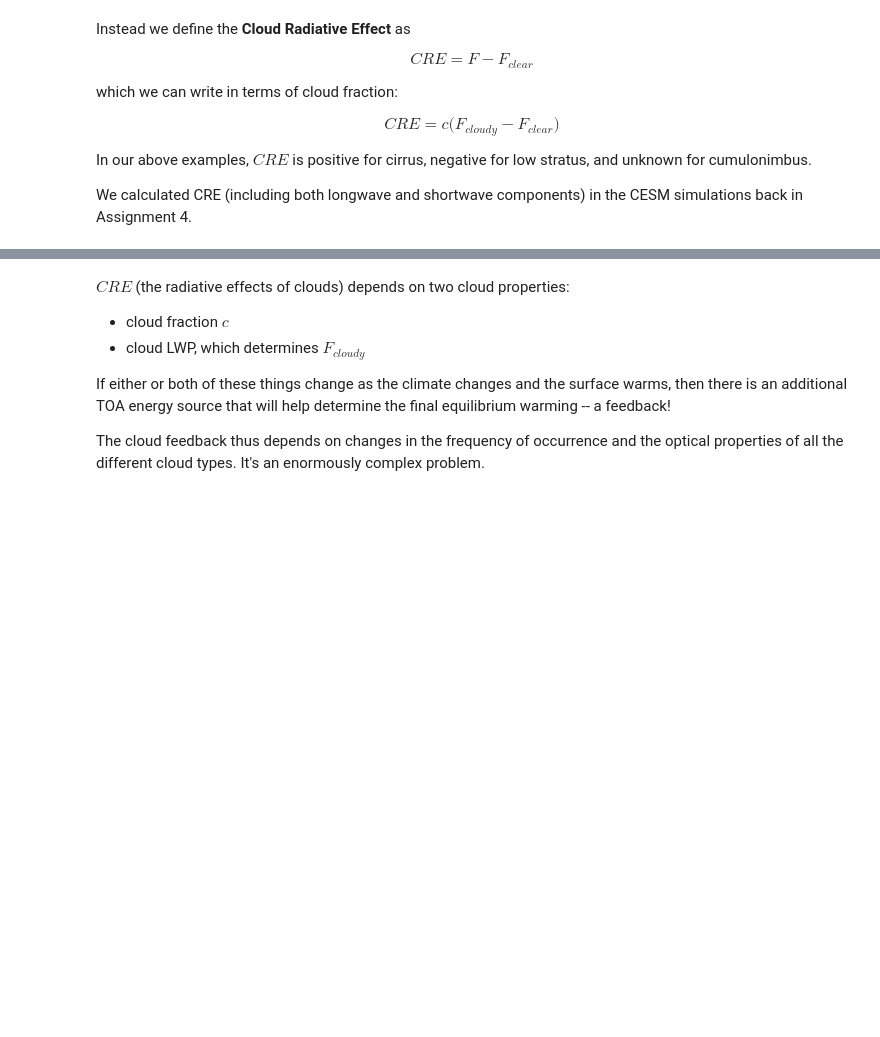
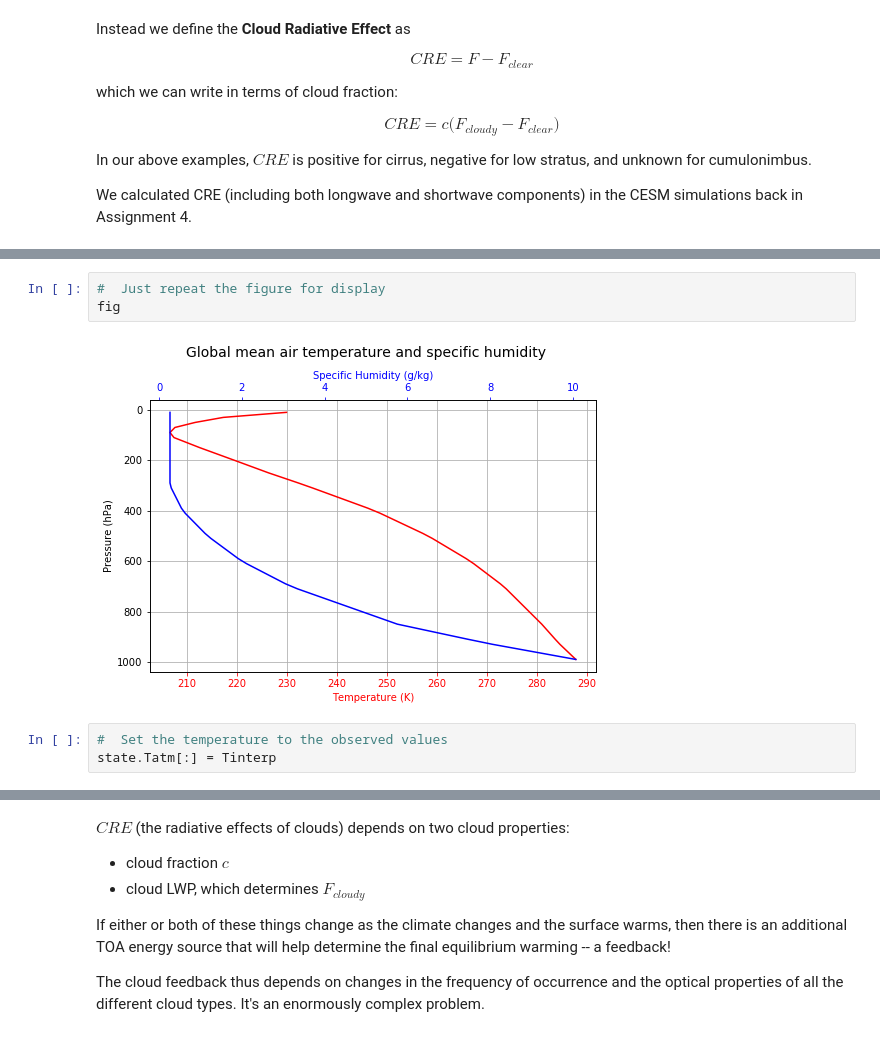
Before and after one commit to brian-rose/ClimateModeling_courseware, a Jupyter notebook: Lectures/Lecture10 -- Clouds and cloud feedback.ipynb, the cells around one changed output, grey strips where cells are left out. Saved outputs shown, nothing was run; the diff lists cells and outputs as text; blank space fills up the shorter version.

```diff
--- a/Lectures/Lecture10 -- Clouds and cloud feedback.ipynb
+++ b/Lectures/Lecture10 -- Clouds and cloud feedback.ipynb
@@ -151,0 +210,8 @@ We calculated CRE (including both longwave and shortwave components) in the CESM
+# %%
+#  Just repeat the figure for display
+fig
+# %% [output]
+[figure, added]
+# %%
+#  Set the temperature to the observed values
+state.Tatm[:] = Tinterp
```
Also changed, not shown: parts of 24 cells of this notebook.
